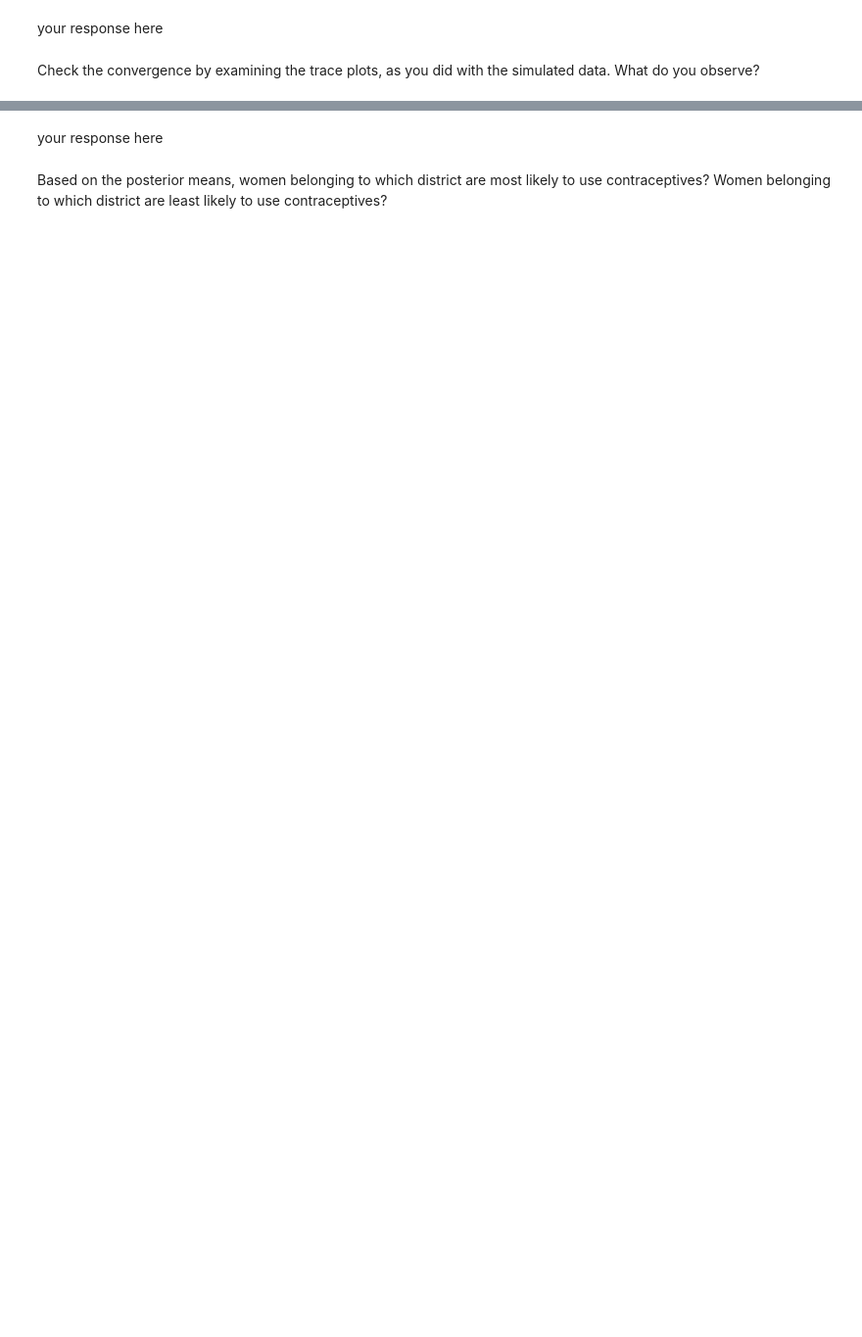
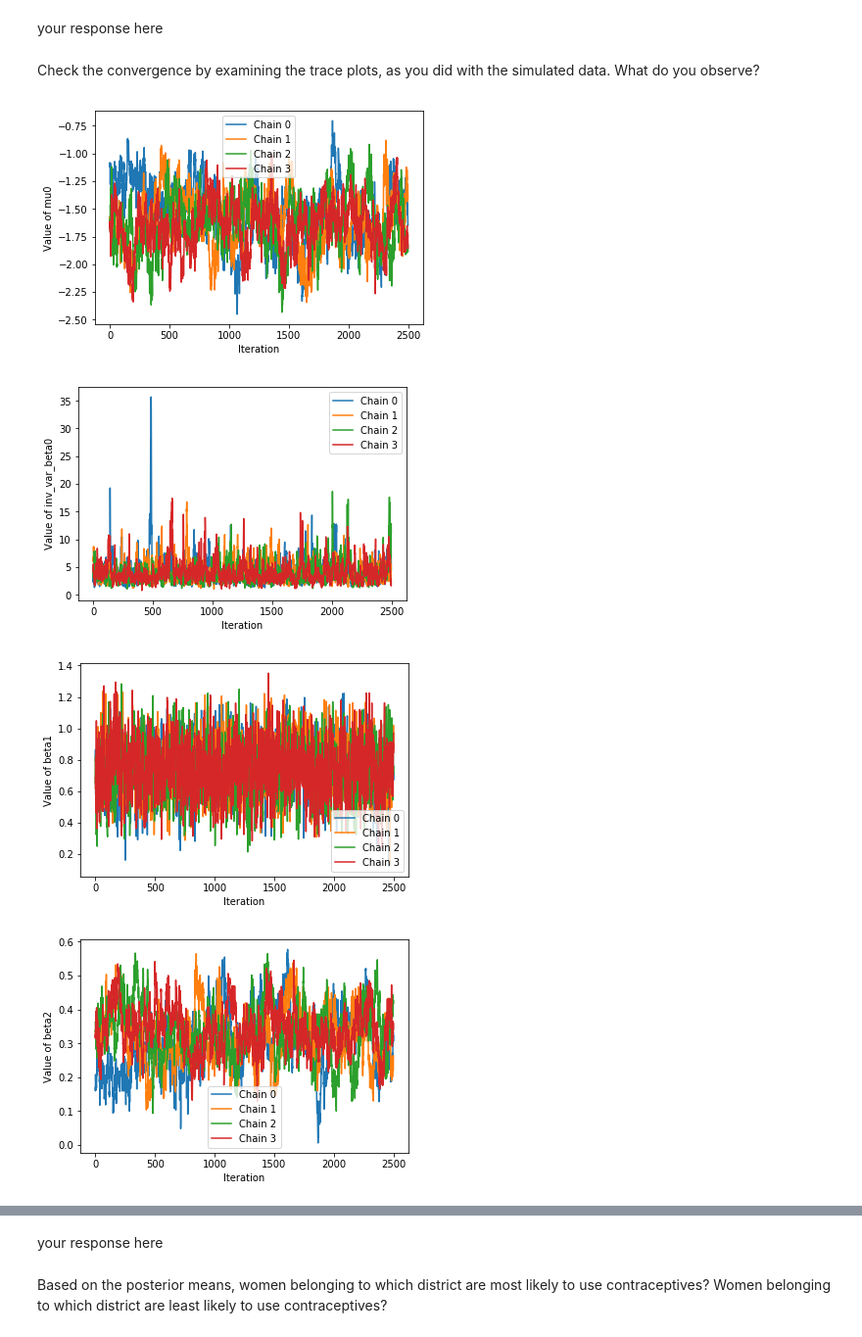
Before and after one commit to srk-apts/CS109B, a Jupyter notebook: HW/cs109b_hw6.ipynb, the cells around one changed output, grey strips where cells are left out. Shown at 98% size. Saved outputs shown, nothing was run; the diff lists cells and outputs as text; code cells hidden in the pictures; blank space fills up the shorter version.

```diff
--- a/HW/cs109b_hw6.ipynb
+++ b/HW/cs109b_hw6.ipynb
@@ -322,0 +357,14 @@ We now fit our model to the actual data. Fit the varying-intercept model to the
+# %%
+#your code here
+observed_vals = {'y': train["contraceptive_use"],
+                 'urban': train["urban"],
+                 'living_children': train["living.children"],
+                 'age_mean': train["age_mean"],
+                 'district': train["district"],
+                 'J': train["district"].unique(),
+                 'N': train.shape[0]}
+
+num_chains = 4
+train_model = pyjags.Model(code=varying_intercept_code, data=observed_vals, chains=4)
+burnin = train_model.sample(500)
+samples_actual = train_model.sample(2500)
@@ -326,3 +384,9 @@ your response here
 Check the convergence by examining the trace plots, as you did with the simulated data. What do you observe?
 # %%
 #your code here
+plot_trace(samples_actual, varnames=['mu0', 'inv_var_beta0', 'beta1', 'beta2', 'beta3'])
+# %% [output]
+[figure, added]
+[figure, added]
+[figure, added]
+[figure, added]
```
Also changed, not shown: parts of 26 cells of this notebook.
